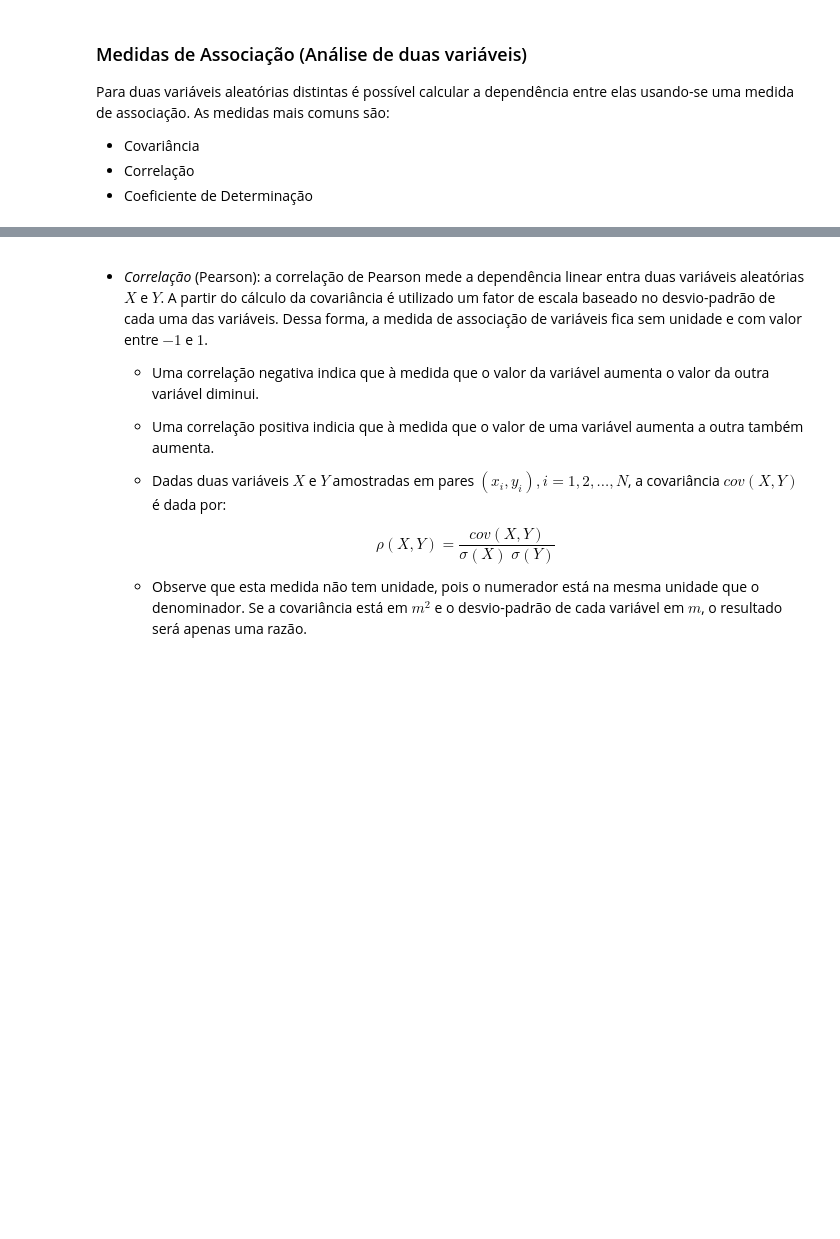
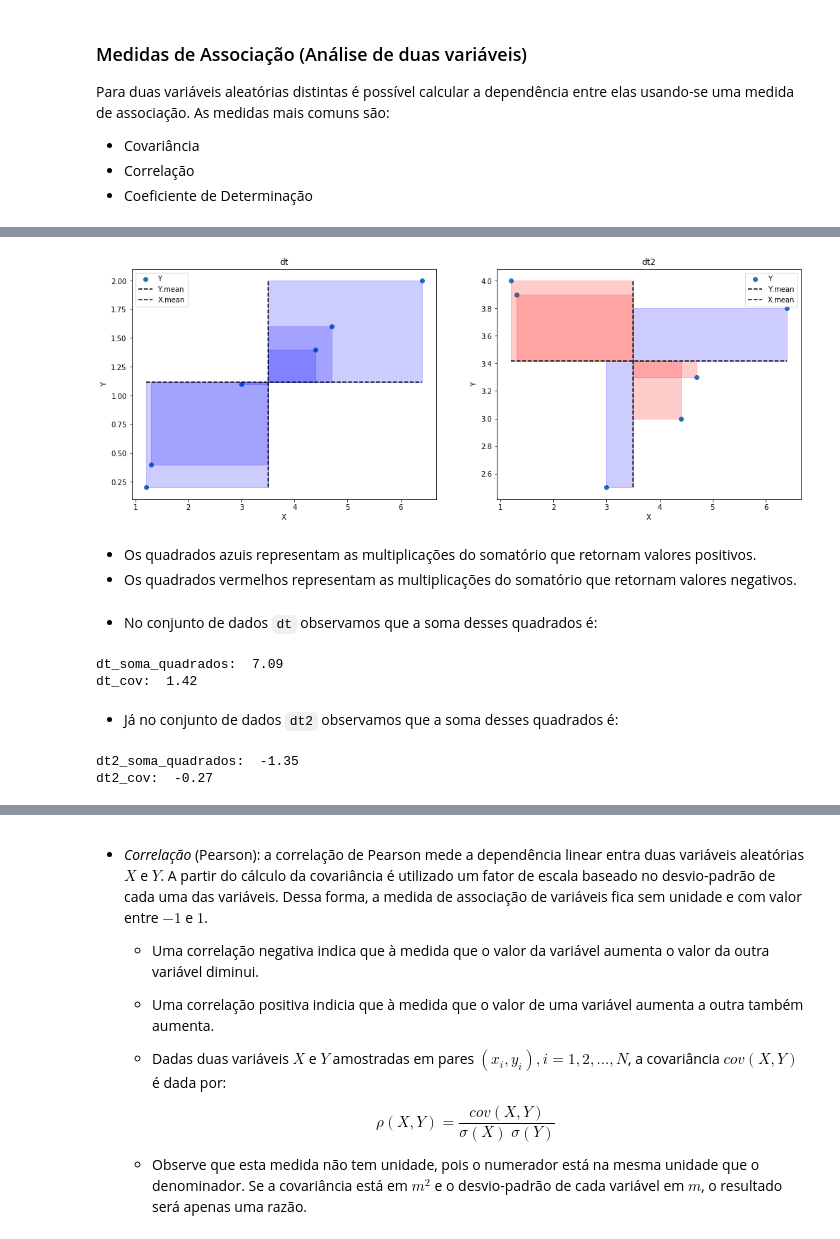
Before and after one commit to anfer86/teaching-datamining-lessons, a Jupyter notebook: aula04/fundamentos_visualizacao.ipynb, the cells around one changed output, grey strips where cells are left out. Cells and saved outputs as stored; diff of their text form; code cells hidden in the pictures; blank space fills up the shorter version.

```diff
--- a/aula04/fundamentos_visualizacao.ipynb
+++ b/aula04/fundamentos_visualizacao.ipynb
@@ -345,0 +448,59 @@ Para duas variáveis aleatórias distintas é possível calcular a dependência
+# %%
+def scatter_square_diff ( dt, ax ) :
+
+    from matplotlib.patches import Rectangle
+    dt['diffX'] = dt.X - dt.X.mean()
+    dt['diffY'] = dt.Y - dt.Y.mean()
+
+    ax.scatter(dt.X, dt.Y)
+    ax.hlines(dt.Y.mean(), xmin = dt.X.min(), xmax = dt.X.max(), linestyles="--", label='Y.mean')
+    ax.vlines(dt.X.mean(), ymin = dt.Y.min(), ymax = dt.Y.max(), linestyles="--", label='X.mean')
+
+    for i in range(0,len(dt)):
+        color  = 'blue' if (dt.diffX.iloc[i] * dt.diffY.iloc[i] > 0 ) else 'red'
+        rect = Rectangle(
+            xy = (dt.X.iloc[i], dt.Y.iloc[i]),
+            width = -dt.diffX.iloc[i],
+            height = -dt.diffY.iloc[i],
+            linewidth = 1, edgecolor = color,facecolor = color, alpha = 0.2)
+        ax.add_patch(rect)
+
+    ax.set_xlabel('X')
+    ax.set_ylabel('Y')
+    ax.legend()
+    return ax
+# %%
+fig, ax = plt.subplots(1, 2, figsize=(17, 6) )
+
+ax[0] = scatter_square_diff(dt, ax[0])
+ax[0].set_title('dt')
+
+ax[1] = scatter_square_diff(dt2, ax[1])
+ax[1].set_title('dt2')
+
+plt.show()
+# %% [output]
+[figure, added]
+# %% [markdown]
+- Os quadrados azuis representam as multiplicações do somatório que retornam valores positivos.
+- Os quadrados vermelhos representam as multiplicações do somatório que retornam valores negativos.
+# %% [markdown]
+- No conjunto de dados `dt` observamos que a soma desses quadrados é:
+# %%
+dt_soma_quadrados = np.sum( (dt.X - dt.X.mean()) * (dt.Y - dt.Y.mean()) )
+print('dt_soma_quadrados: ', dt_soma_quadrados.round(2) )
+dt_cov = dt_soma_quadrados / (n-1)
+print('dt_cov: ', dt_cov.round(2) )
+# %% [output]
+dt_soma_quadrados:  7.09
+dt_cov:  1.42
+# %% [markdown]
+- Já no conjunto de dados `dt2` observamos que a soma desses quadrados é:
+# %%
+dt2_soma_quadrados = np.sum( (dt2.X - dt2.X.mean()) * (dt2.Y - dt2.Y.mean()) )
+print('dt2_soma_quadrados: ', dt2_soma_quadrados.round(2) )
+dt2_cov = dt2_soma_quadrados / (n-1)
+print('dt2_cov: ', dt2_cov.round(2) )
+# %% [output]
+dt2_soma_quadrados:  -1.35
+dt2_cov:  -0.27
```
Also changed, not shown: parts of 44 cells of this notebook, 4 other files.
